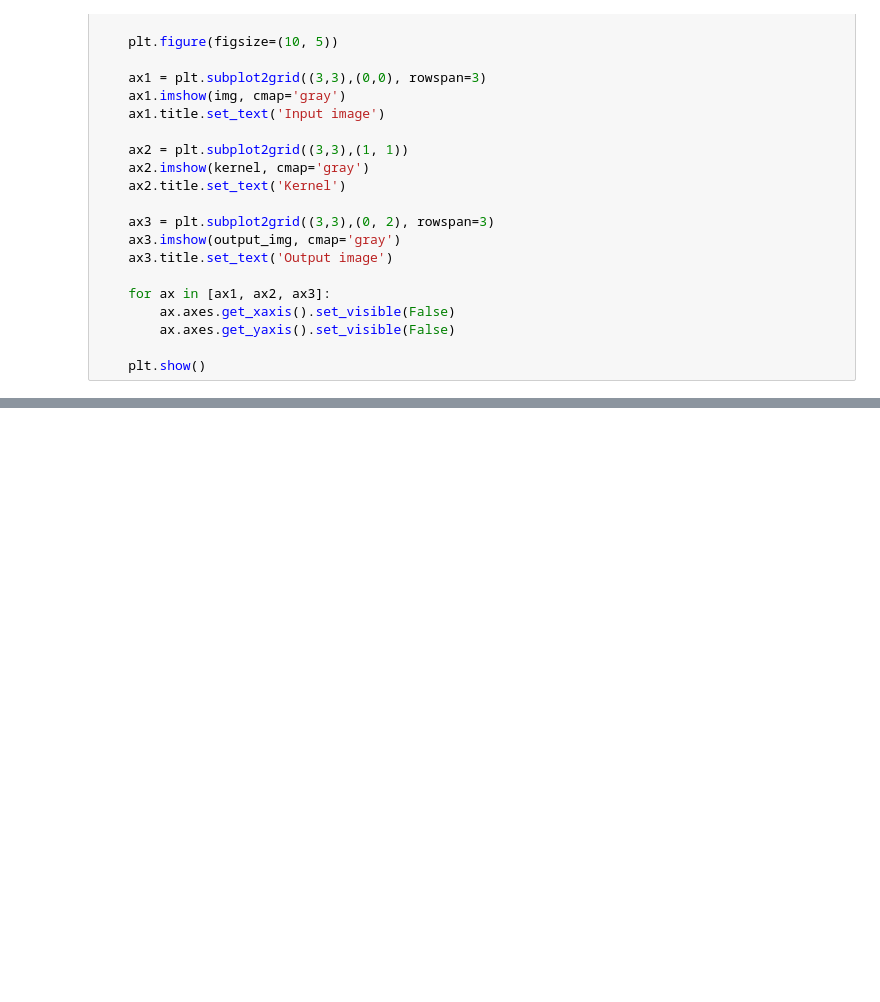
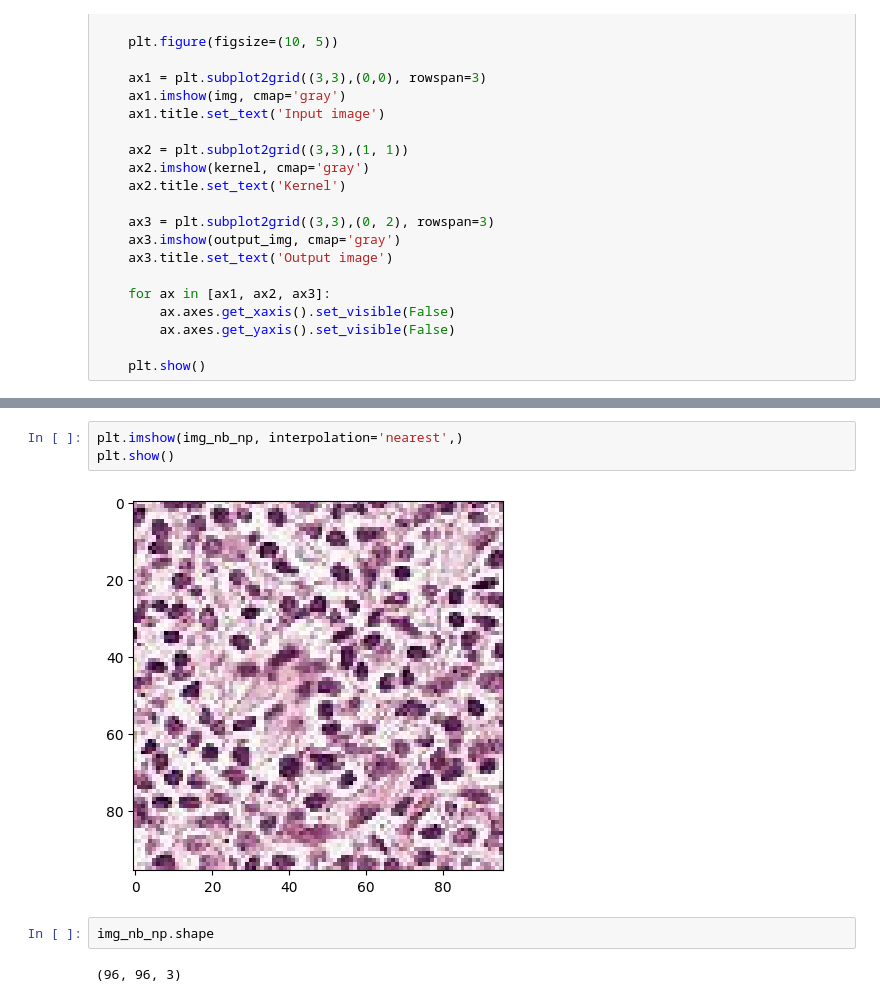
Before and after one commit to GuillaumeRib/project-cancer-detection, a Jupyter notebook: notebooks/GuiRib_Model_Transfer MobileNetV2.ipynb, the cells around one changed output, grey strips where cells are left out. Saved outputs shown, nothing was run; the diff lists cells and outputs as text; blank space fills up the shorter version.

```diff
--- a/notebooks/GuiRib_Model_Transfer MobileNetV2.ipynb
+++ b/notebooks/GuiRib_Model_Transfer MobileNetV2.ipynb
@@ -351,0 +363,9 @@ kernel = kernel_test
+# %%
+plt.imshow(img_nb_np, interpolation='nearest',)
+plt.show()
+# %% [output]
+[figure, added]
+# %%
+img_nb_np.shape
+# %% [output]
+(96, 96, 3)
```
Also changed, not shown: parts of 17 cells of this notebook, 5 other files.
